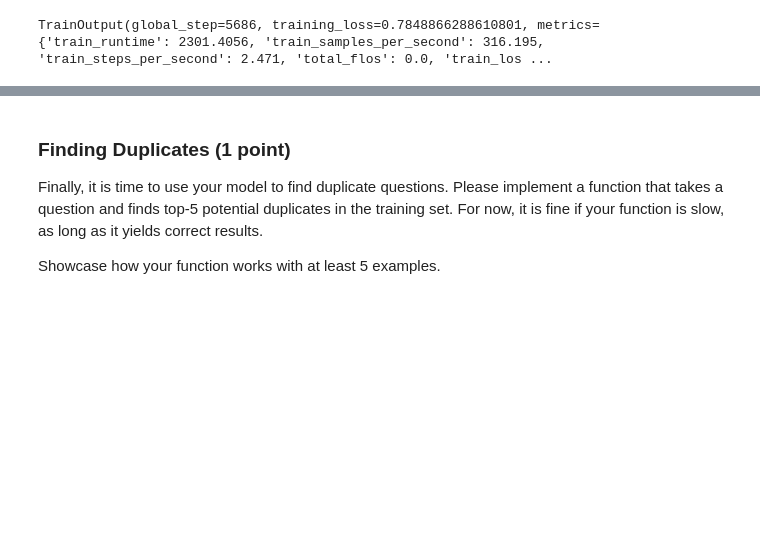
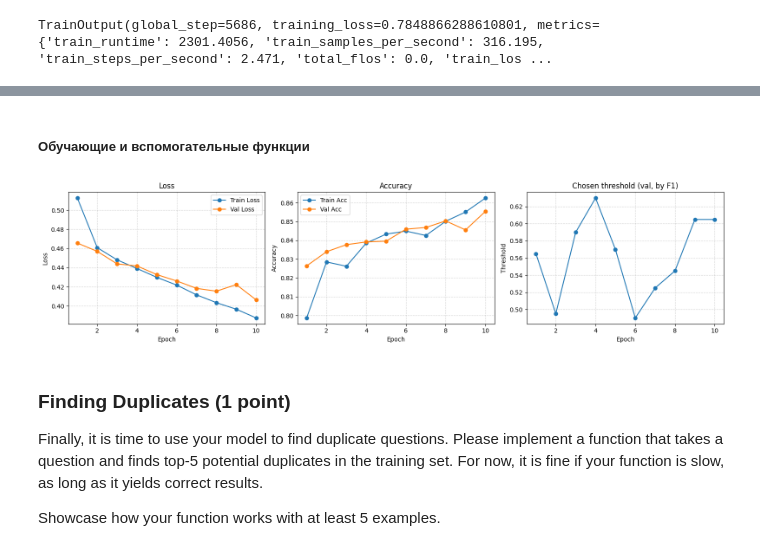
Before and after one commit to mishcum/nlp_course, a Jupyter notebook: week04_transfer/homework.ipynb, the cells around one changed output, grey strips where cells are left out. Drawn from its saved outputs; the diff is of its cells as text; code cells hidden in the pictures; blank space fills up the shorter version.

```diff
--- a/week04_transfer/homework.ipynb
+++ b/week04_transfer/homework.ipynb
@@ -405,0 +358,5 @@ Mounted at /content/drive
+# %%
+from datasets import load_from_disk
+
+train_set = load_from_disk('/content/drive/MyDrive/Colab Notebooks/data/train_emb_ds')
+val_set = load_from_disk('/content/drive/MyDrive/Colab Notebooks/data/val_emb_ds')
@@ -405,0 +393,2 @@ Mounted at /content/drive
+# %% [markdown]
+##### Обучающие и вспомогательные функции
@@ -406,3 +608,35 @@ Mounted at /content/drive
+# %%
+train_dataset = PairDataset(train_set)
+val_dataset = PairDataset(val_set)
+
+train_loader = torch.utils.data.DataLoader(train_dataset, batch_size=512, shuffle=True, pin_memory=True, num_workers=8, persistent_workers=True)
+val_loader = torch.utils.data.DataLoader(val_dataset, batch_size=512, shuffle=False, pin_memory=True, num_workers=8, persistent_workers=True)
+# %%
+model = Classifier(emb_dim=1024)
+device = torch.device('cuda')
+model.to(device)
+
+optimizer = torch.optim.AdamW(model.parameters(), lr=0.0005, weight_decay=0.0001)
+
+N_neg = len(train_set) - np.sum(train_set['label'])
+N_pos = len(train_set) - N_neg
+
+pos_weight = torch.tensor([N_neg / N_pos], device=device, dtype=torch.float32)
+criterion = nn.BCEWithLogitsLoss(pos_weight=pos_weight)
+num_epochs = 10
+# %%
+history = fit(
+    model=model,
+    train_loader=train_loader,
+    val_loader=val_loader,
+    optimizer=optimizer,
+    criterion=criterion,
+    device=device,
+    num_epochs=num_epochs,
+    plot_fn=plot_metrics
+)
+# %% [output]
+[figure, added]
 # %% [markdown]
 ### Finding Duplicates (1 point)
 
```
Also changed, not shown: parts of 31 cells of this notebook, 11 other files.
